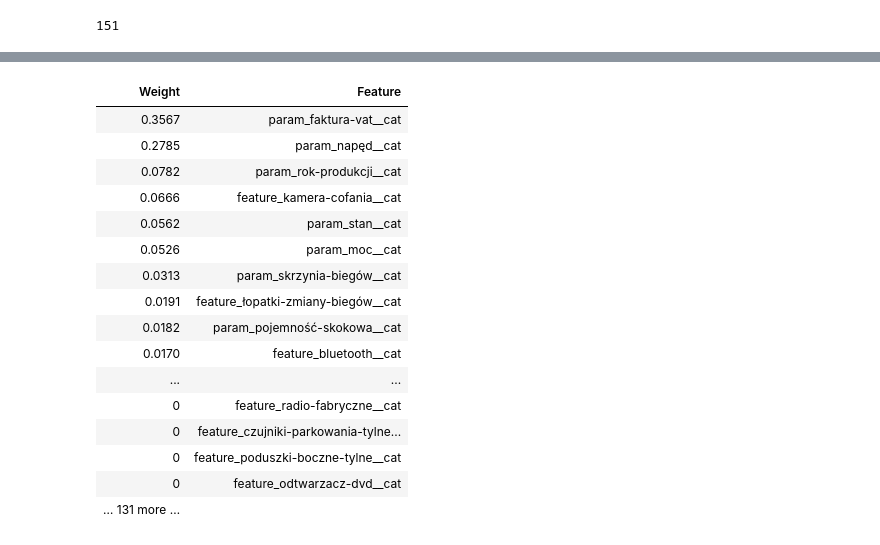
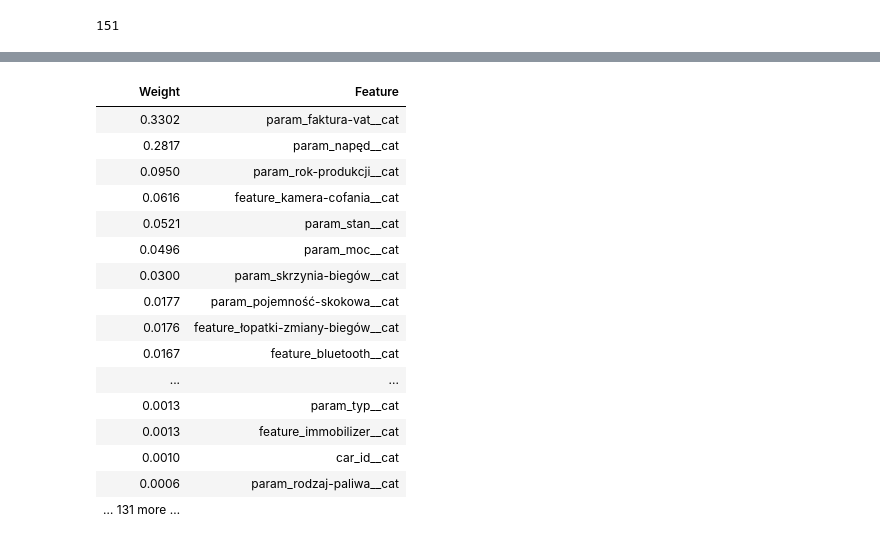
Before and after one commit to aTom-Pie/dw_matrix, a Jupyter notebook: Matrix2_day3_FI_simple_model.ipynb, the cells around one changed output, grey strips where cells are left out. Drawn from its saved outputs; the diff is of its cells as text; code cells hidden in the pictures.

```diff
--- a/Matrix2_day3_FI_simple_model.ipynb
+++ b/Matrix2_day3_FI_simple_model.ipynb
@@ -188,27 +190,27 @@ np.mean(scores)
 # %%
-m = DecisionTreeRegressor(max_depth=5)
+m = DecisionTreeRegressor(max_depth=6)
 m.fit (X,y,)
 
 # scores1 = cross_val_score(model, X, y, cv=3, scoring='neg_mean_absolute_error')
 # print (scores1)
 
 imp = PermutationImportance(m, random_state=2020).fit(X,y)
 eli5.show_weights(m, feature_names=cat_feats)
 # %% [output]
 | Weight | Feature |
-| 0.3567 | param_faktura-vat__cat |
-| 0.2785 | param_napęd__cat |
-| 0.0782 | param_rok-produkcji__cat |
-| 0.0666 | feature_kamera-cofania__cat |
-| 0.0562 | param_stan__cat |
-| 0.0526 | param_moc__cat |
-| 0.0313 | param_skrzynia-biegów__cat |
-| 0.0191 | feature_łopatki-zmiany-biegów__cat |
-| 0.0182 | param_pojemność-skokowa__cat |
-| 0.0170 | feature_bluetooth__cat |
+| 0.3302 | param_faktura-vat__cat |
+| 0.2817 | param_napęd__cat |
+| 0.0950 | param_rok-produkcji__cat |
+| 0.0616 | feature_kamera-cofania__cat |
+| 0.0521 | param_stan__cat |
+| 0.0496 | param_moc__cat |
+| 0.0300 | param_skrzynia-biegów__cat |
+| 0.0177 | param_pojemność-skokowa__cat |
+| 0.0176 | feature_łopatki-zmiany-biegów__cat |
+| 0.0167 | feature_bluetooth__cat |
 | ... | ... |
-| 0 | feature_radio-fabryczne__cat |
-| 0 | feature_czujniki-parkowania-tylne... |
-| 0 | feature_poduszki-boczne-tylne__cat |
-| 0 | feature_odtwarzacz-dvd__cat |
+| 0.0013 | param_typ__cat |
+| 0.0013 | feature_immobilizer__cat |
+| 0.0010 | car_id__cat |
+| 0.0006 | param_rodzaj-paliwa__cat |
 | … 131 more … |  |
```
Also changed, not shown: parts of 3 cells of this notebook.
